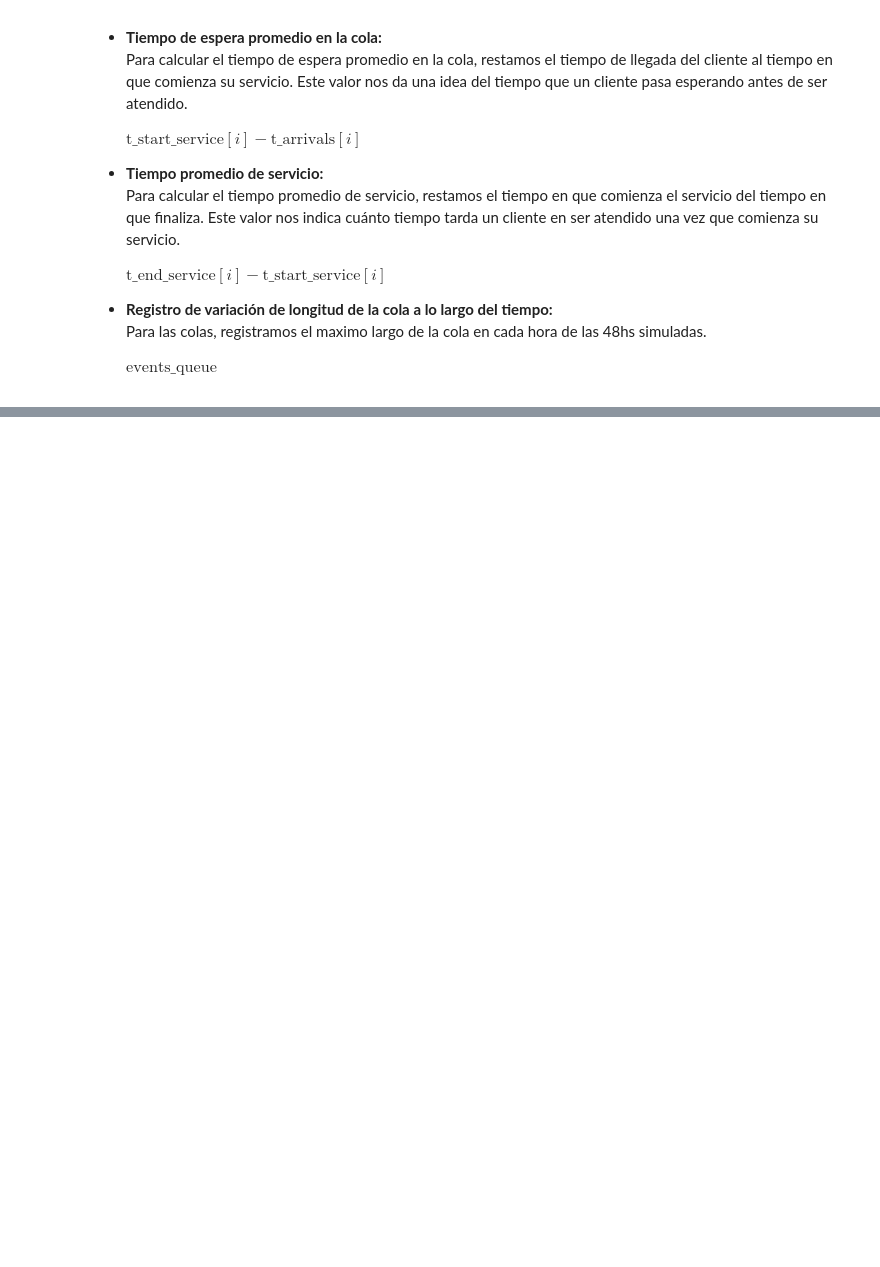
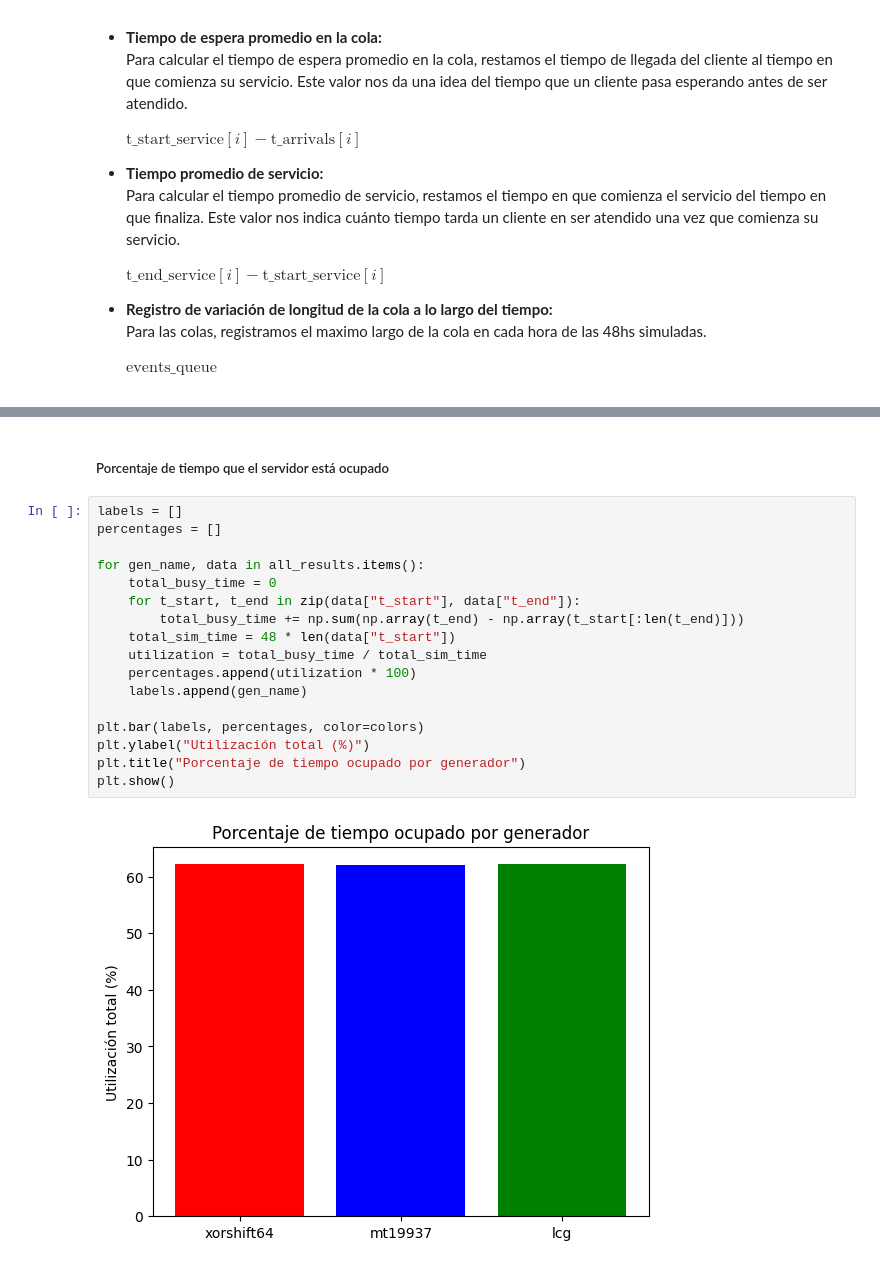
Before and after one commit to amtoledo/Trabajo-Especial-Modelos, a Jupyter notebook: Ludueña_Toledo_Trabajo_Especial_2025.ipynb, the cells around one changed output, grey strips where cells are left out. Drawn from its saved outputs; the diff is of its cells as text; blank space fills up the shorter version.

```diff
--- a/Ludueña_Toledo_Trabajo_Especial_2025.ipynb
+++ b/Ludueña_Toledo_Trabajo_Especial_2025.ipynb
@@ -469,0 +298,21 @@ plt.show()
+# %% [markdown]
+##### Porcentaje de tiempo que el servidor está ocupado
+# %%
+labels = []
+percentages = []
+
+for gen_name, data in all_results.items():
+    total_busy_time = 0
+    for t_start, t_end in zip(data["t_start"], data["t_end"]):
+        total_busy_time += np.sum(np.array(t_end) - np.array(t_start[:len(t_end)]))
+    total_sim_time = 48 * len(data["t_start"])
+    utilization = total_busy_time / total_sim_time
+    percentages.append(utilization * 100)
+    labels.append(gen_name)
+
+plt.bar(labels, percentages, color=colors)
+plt.ylabel("Utilización total (%)")
+plt.title("Porcentaje de tiempo ocupado por generador")
+plt.show()
+# %% [output]
+[figure, added]
```
Also changed, not shown: parts of 22 cells of this notebook, 2 other files.
